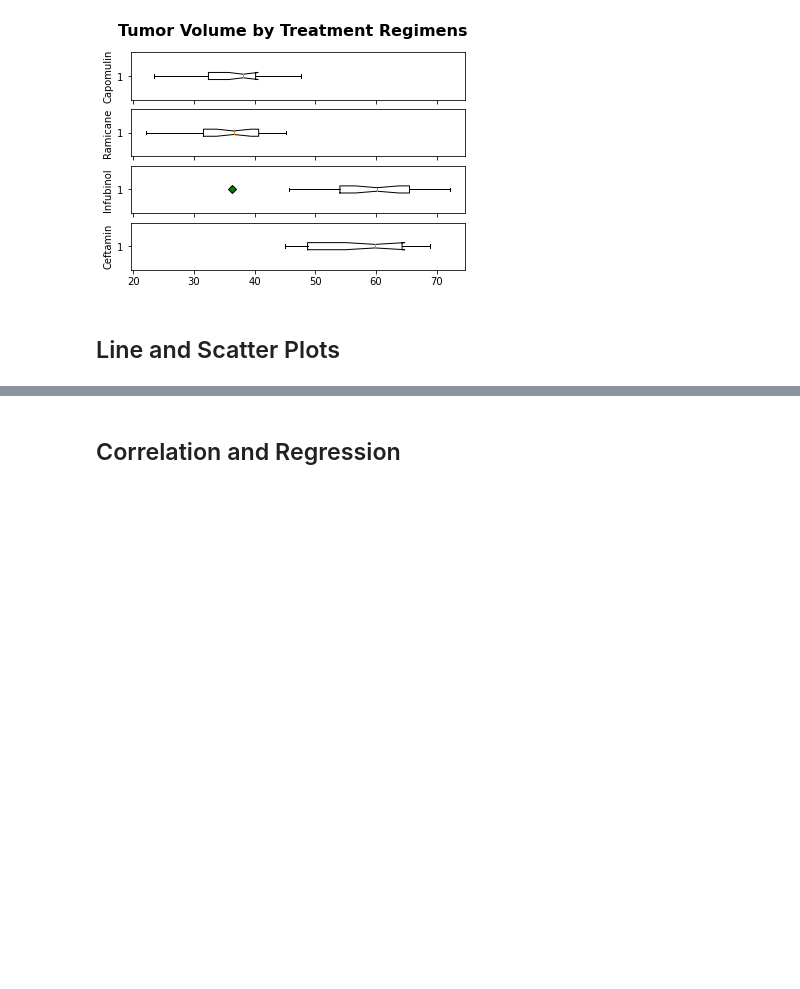
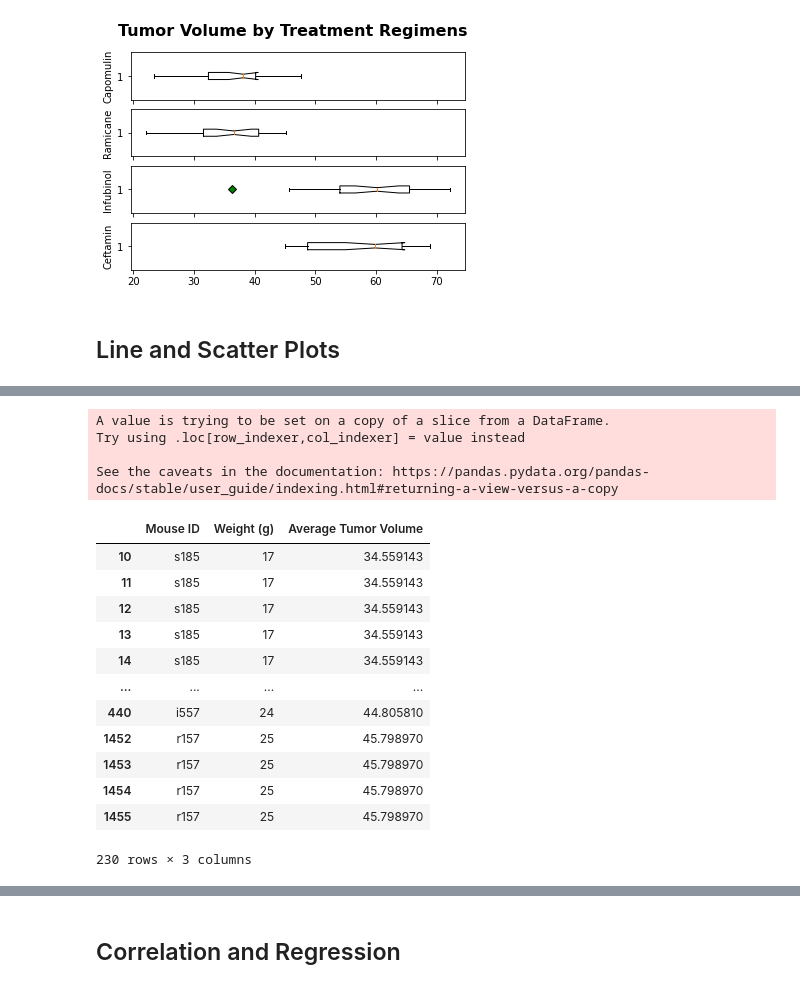
Before and after one commit to Sjenn257/matplotlib-challenge, a Jupyter notebook: pymaceuticals_starter.ipynb, the cells around one changed output, grey strips where cells are left out. Cells and saved outputs as stored; diff of their text form; code cells hidden in the pictures; blank space fills up the shorter version.

```diff
--- a/pymaceuticals_starter.ipynb
+++ b/pymaceuticals_starter.ipynb
@@ -455,0 +481,23 @@ plt.show()
+# %%
+capomulin_regimen=combined_df[combined_df["Drug Regimen"]=="Capomulin"]
+capomulin_regimen["Average Tumor Volume"]=capomulin_regimen.groupby("Mouse ID")["Tumor Volume (mm3)"].transform('mean')
+average_tumor_df=capomulin_regimen[["Mouse ID", "Weight (g)", "Average Tumor Volume"]]
+average_tumor_df
+# %% [output]
+A value is trying to be set on a copy of a slice from a DataFrame.
+Try using .loc[row_indexer,col_indexer] = value instead
+
+See the caveats in the documentation: https://pandas.pydata.org/pandas-docs/stable/user_guide/indexing.html#returning-a-view-versus-a-copy
+|  | Mouse ID | Weight (g) | Average Tumor Volume |
+| 10 | s185 | 17 | 34.559143 |
+| 11 | s185 | 17 | 34.559143 |
+| 12 | s185 | 17 | 34.559143 |
+| 13 | s185 | 17 | 34.559143 |
+| 14 | s185 | 17 | 34.559143 |
+| ... | ... | ... | ... |
+| 440 | i557 | 24 | 44.805810 |
+| 1452 | r157 | 25 | 45.798970 |
+| 1453 | r157 | 25 | 45.798970 |
+| 1454 | r157 | 25 | 45.798970 |
+| 1455 | r157 | 25 | 45.798970 |
+230 rows × 3 columns
```
Also changed, not shown: parts of 5 cells of this notebook.
